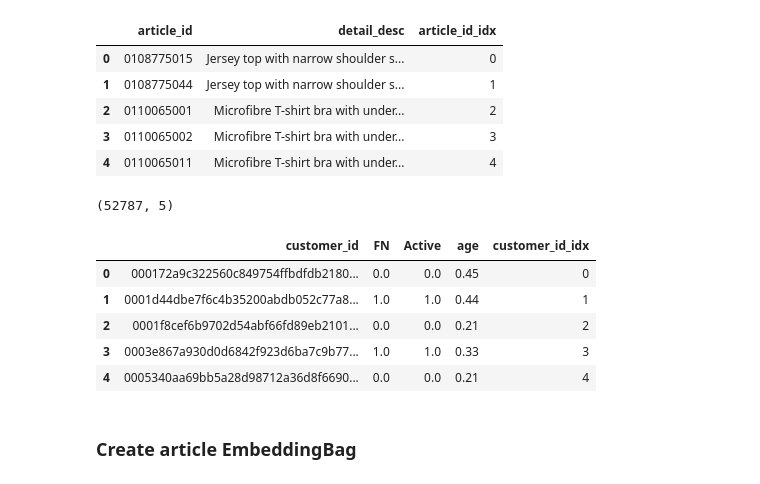
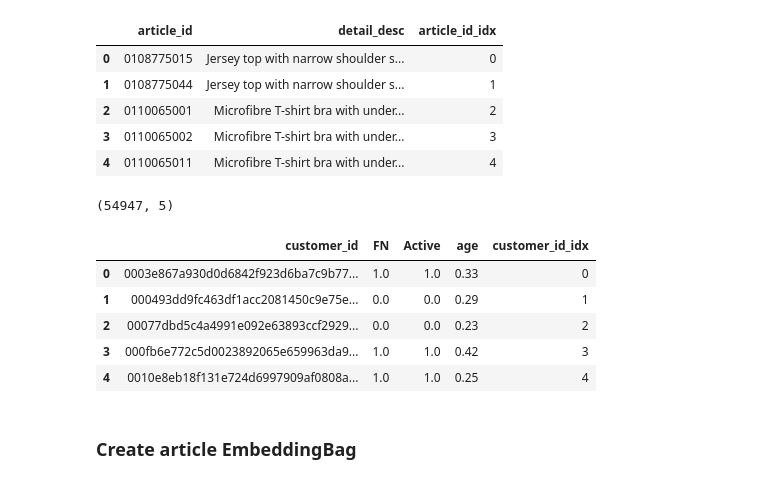
Before and after one commit to stevieg3/fashion-recommendations, a Jupyter notebook: notebooks/31-Multi-label model_more training data_submission.ipynb, the cells around one changed output. Cells and saved outputs as stored; diff of their text form; code cells hidden in the pictures.

```diff
--- a/notebooks/31-Multi-label model_more training data_submission.ipynb
+++ b/notebooks/31-Multi-label model_more training data_submission.ipynb
@@ -127,17 +127,17 @@ articles_df.head()
 | 3 | 0110065002 | Microfibre T-shirt bra with under... | 3 |
 | 4 | 0110065011 | Microfibre T-shirt bra with under... | 4 |
 # %%
-customers = pd.read_csv('data/customers_filt_with_counts_and_age_extended.csv')
+customers = pd.read_csv('data/customers_filt_with_counts_and_age_extended_for_submission.csv')
 print(customers.shape)
 customers.head()
 # %% [output]
-(52787, 5)
+(54947, 5)
 |  | customer_id | FN | Active | age | customer_id_idx |
-| 0 | 000172a9c322560c849754ffbdfdb2180... | 0.0 | 0.0 | 0.45 | 0 |
-| 1 | 0001d44dbe7f6c4b35200abdb052c77a8... | 1.0 | 1.0 | 0.44 | 1 |
-| 2 | 0001f8cef6b9702d54abf66fd89eb2101... | 0.0 | 0.0 | 0.21 | 2 |
-| 3 | 0003e867a930d0d6842f923d6ba7c9b77... | 1.0 | 1.0 | 0.33 | 3 |
-| 4 | 0005340aa69bb5a28d98712a36d8f6690... | 0.0 | 0.0 | 0.21 | 4 |
+| 0 | 0003e867a930d0d6842f923d6ba7c9b77... | 1.0 | 1.0 | 0.33 | 0 |
+| 1 | 000493dd9fc463df1acc2081450c9e75e... | 0.0 | 0.0 | 0.29 | 1 |
+| 2 | 00077dbd5c4a4991e092e63893ccf2929... | 0.0 | 0.0 | 0.23 | 2 |
+| 3 | 000fb6e772c5d0023892065e659963da9... | 1.0 | 1.0 | 0.42 | 3 |
+| 4 | 0010e8eb18f131e724d6997909af0808a... | 1.0 | 1.0 | 0.25 | 4 |
 # %% [markdown]
 ### Create article EmbeddingBag
 # %%
```
Also changed, not shown: parts of 28 cells of this notebook.
